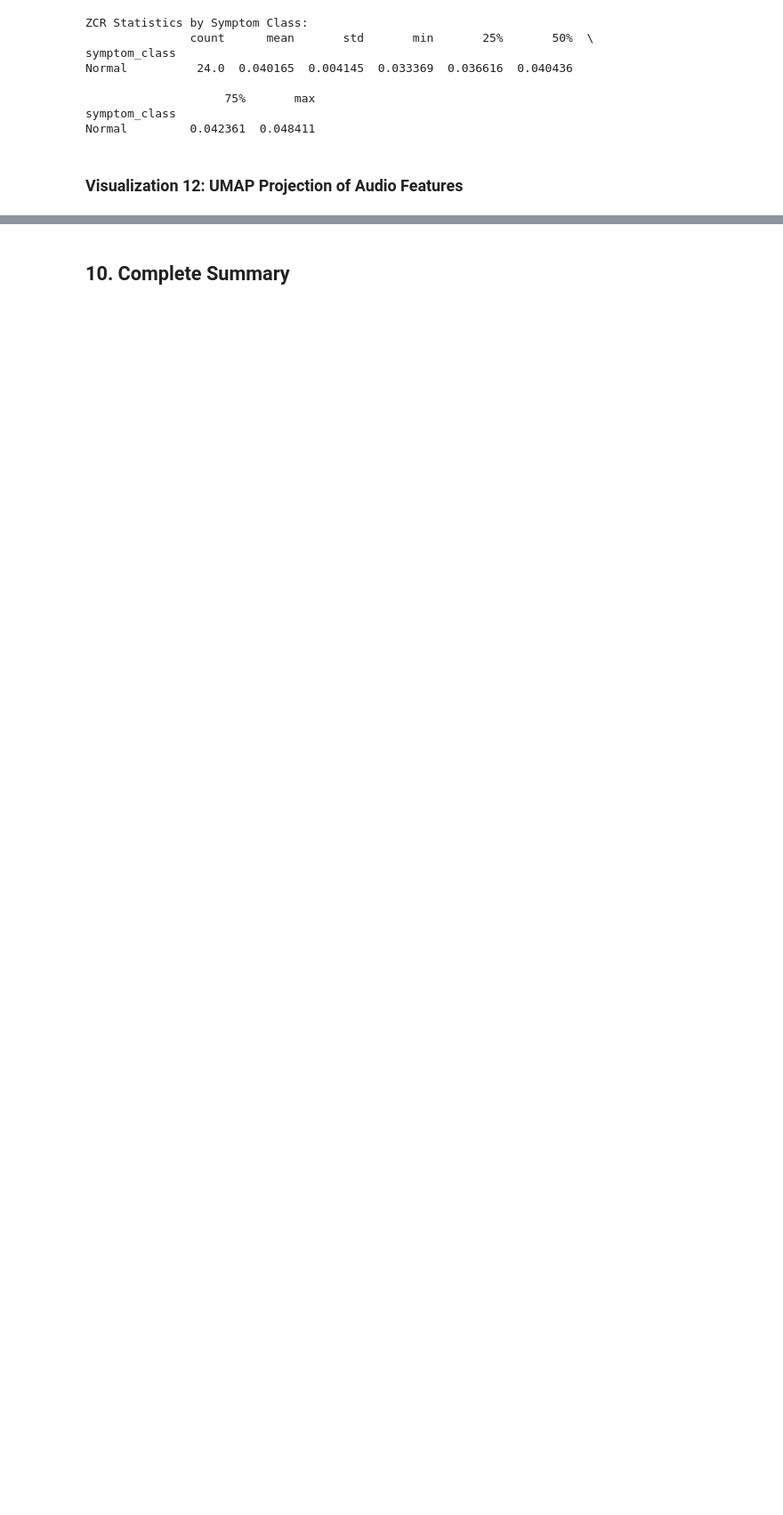
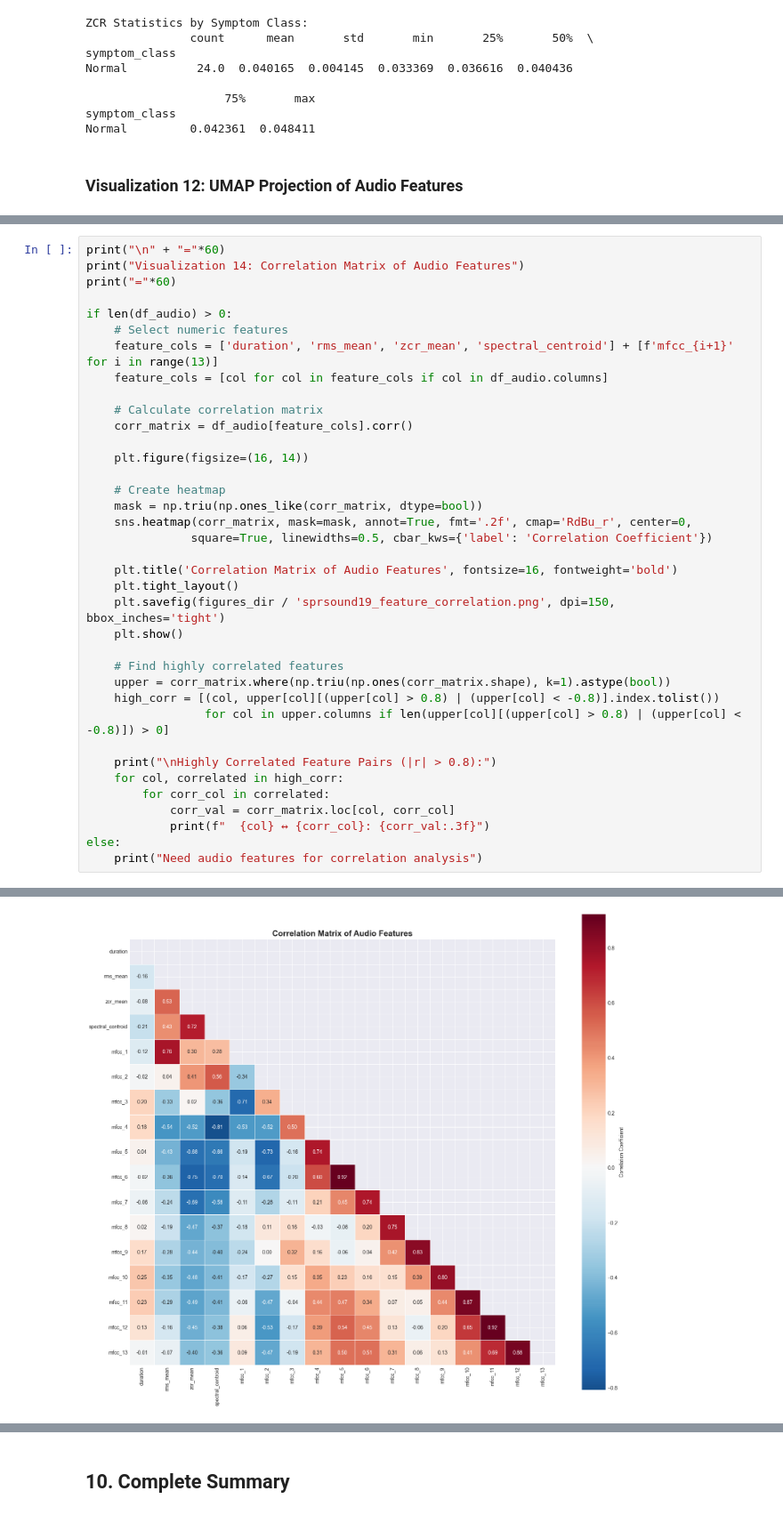
Before and after one commit to mablemunanura/NEONATES, a Jupyter notebook: notebooks/EDA/eda_sprsound.ipynb, the cells around one changed output, grey strips where cells are left out. Shown at 89% size. Saved outputs shown, nothing was run; the diff lists cells and outputs as text; blank space fills up the shorter version.

```diff
--- a/notebooks/EDA/eda_sprsound.ipynb
+++ b/notebooks/EDA/eda_sprsound.ipynb
@@ -863,0 +921,38 @@ Visualization 12: MFCC Heatmap Comparison (Normal vs. Wheeze)
+# %%
+print("\n" + "="*60)
+print("Visualization 14: Correlation Matrix of Audio Features")
+print("="*60)
+
+if len(df_audio) > 0:
+    # Select numeric features
+    feature_cols = ['duration', 'rms_mean', 'zcr_mean', 'spectral_centroid'] + [f'mfcc_{i+1}' for i in range(13)]
+    feature_cols = [col for col in feature_cols if col in df_audio.columns]
+
+    # Calculate correlation matrix
+    corr_matrix = df_audio[feature_cols].corr()
+
+    plt.figure(figsize=(16, 14))
+
+    # Create heatmap
+    mask = np.triu(np.ones_like(corr_matrix, dtype=bool))
+    sns.heatmap(corr_matrix, mask=mask, annot=True, fmt='.2f', cmap='RdBu_r', center=0,
+               square=True, linewidths=0.5, cbar_kws={'label': 'Correlation Coefficient'})
+
+    plt.title('Correlation Matrix of Audio Features', fontsize=16, fontweight='bold')
+    plt.tight_layout()
+    plt.savefig(figures_dir / 'sprsound19_feature_correlation.png', dpi=150, bbox_inches='tight')
+    plt.show()
+
+    # Find highly correlated features
+    upper = corr_matrix.where(np.triu(np.ones(corr_matrix.shape), k=1).astype(bool))
+    high_corr = [(col, upper[col][(upper[col] > 0.8) | (upper[col] < -0.8)].index.tolist())
+                 for col in upper.columns if len(upper[col][(upper[col] > 0.8) | (upper[col] < -0.8)]) > 0]
+
+    print("\nHighly Correlated Feature Pairs (|r| > 0.8):")
+    for col, correlated in high_corr:
+        for corr_col in correlated:
+            corr_val = corr_matrix.loc[col, corr_col]
+            print(f"  {col} ↔ {corr_col}: {corr_val:.3f}")
+else:
+    print("Need audio features for correlation analysis")
+# %% [output]
@@ -863,0 +962 @@ Visualization 12: MFCC Heatmap Comparison (Normal vs. Wheeze)
+[figure, added]
```
Also changed, not shown: parts of 19 cells of this notebook, 6 other files.
